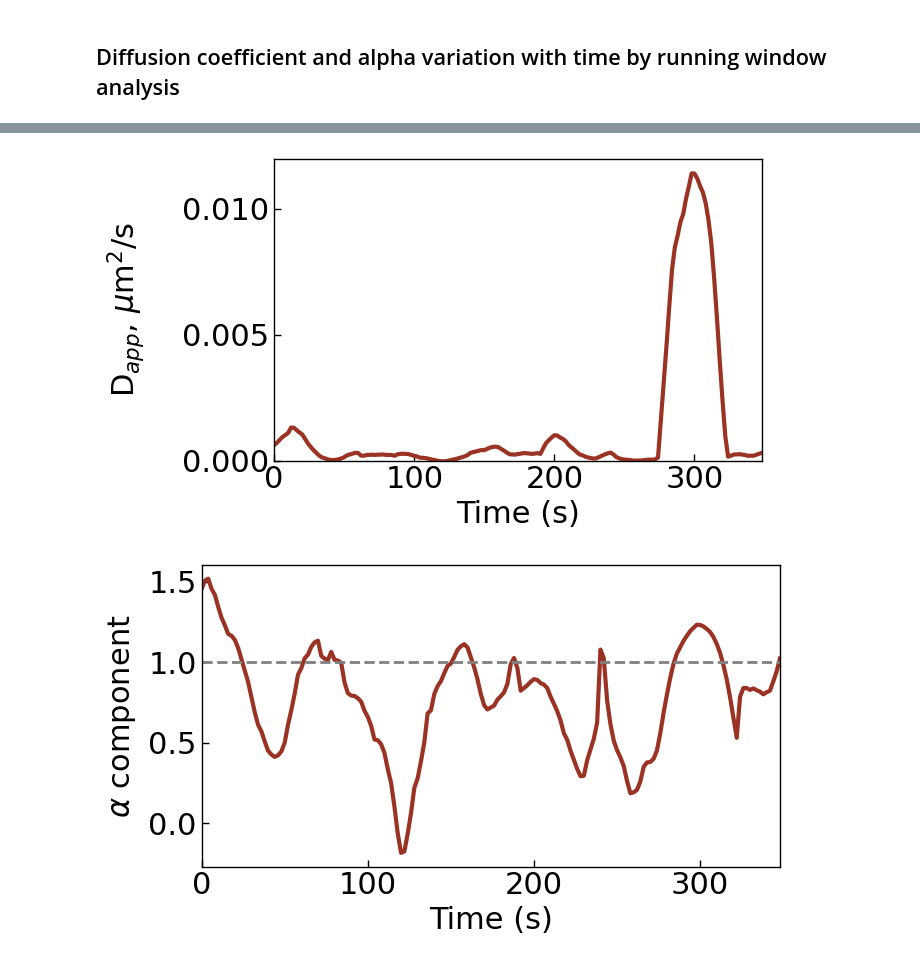
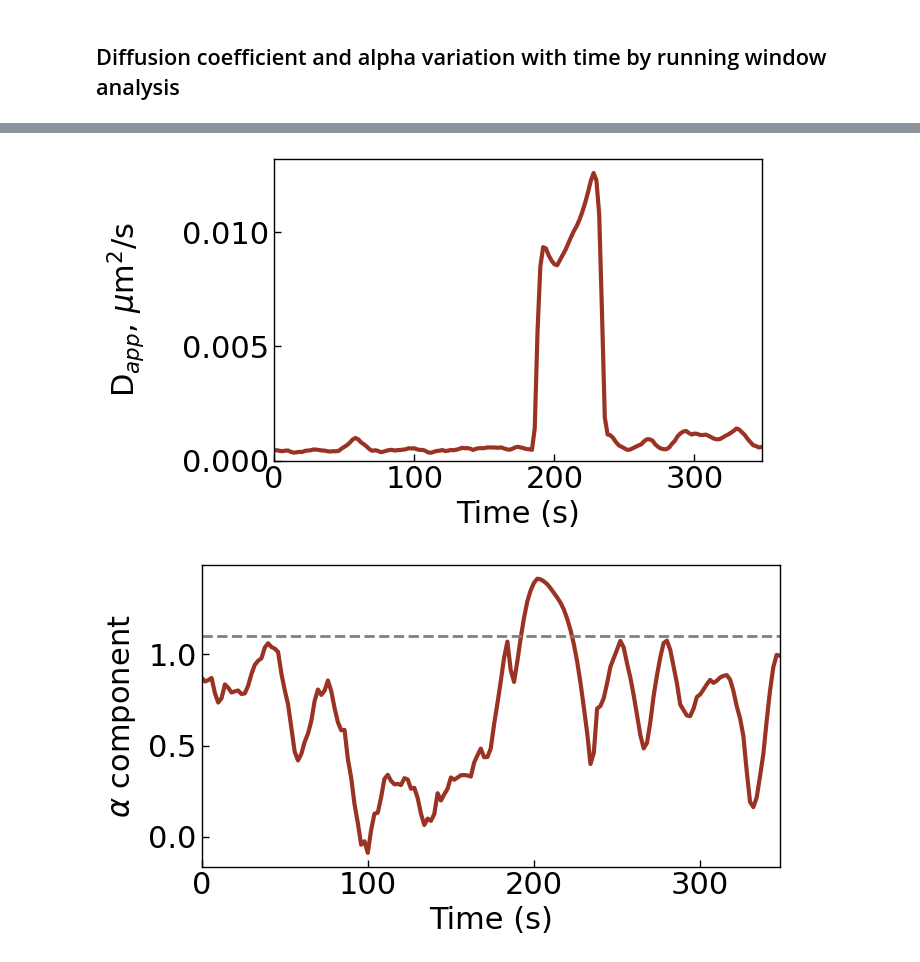
Before and after one commit to walterlab-um/Hyperosmotic_Confinement-Jump, a Jupyter notebook: plots/alpha_diffusion_coefficient_with_t.ipynb, the cells around one changed output, grey strips where cells are left out. Drawn from its saved outputs; the diff is of its cells as text; code cells hidden in the pictures.

```diff
--- a/plots/alpha_diffusion_coefficient_with_t.ipynb
+++ b/plots/alpha_diffusion_coefficient_with_t.ipynb
@@ -12,6 +11,6 @@ from hmmlearn import hmm
 # %%
 # Load the CSV file
-file_path = r'Z:\Bisal_Halder_turbo\PROCESSED_DATA\Impact_of_cytoskeleton_on_HOPS_condensates\no_drug\Analysed Data\2x\Trackmate analysis new 07052024\csv files\window_size_5\flagged tracks\20240118_UGD-2x-2s-replicate1-FOV-2_with_cellIDs_with_step_sizes-wstepflags.csv'
+file_path = r'Z:\Bisal_Halder_turbo\PROCESSED_DATA\Impact_of_cytoskeleton_on_HOPS_condensates\no_drug\Analysed Data\2x\Trackmate analysis new 07052024\flagged_tracks_w20\20240118_UGD-2x-2s-replicate1-FOV-2-wstepflags.csv'
 data = pd.read_csv(file_path)
 # %%
 # Ensure step_flag is boolean and filter for True values
@@ -19,3 +25,3 @@ data['step_flag'] = data['step_flag'].astype(str).str.upper() == 'TRUE'
 # %%
-track_id = 60
+track_id = 195
 # %%
@@ -155,6 +162,7 @@ lags = np.linspace(1, window_size, window_size).astype(int)
 lst_t_start = []
 lst_log10D = []
 lst_alpha = []
+lst_step_size = []
 # Set a minimal for how many datapoints needed to calculate the last MSD value (of the largest lag)
 minimal_datapoints = 5
 
@@ -166,24 +174,33 @@ for i in range(df_track.shape[0] - lags.shape[0] - minimal_datapoints):
     )
     if np.isnan(MSDs).any():
         print(i)
-    lags_phys = lags * s_per_frame
+    lags_phys = lags
     MSDs_phys = MSDs
-    slope_linear, intercept_linear, R_linear, P, std_err = stats.linregress(
-        lags_phys, MSDs_phys
-    )
-    D_phys_linear = slope_linear / (8 / 3)  # um^2/s
+    # slope_linear, intercept_linear, R_linear, P, std_err = stats.linregress(
+    #     lags_phys, MSDs_phys
+    # )
+    # D_phys_linear = slope_linear / (8 / 3)  # um^2/s
     slope_loglog, intercept_loglog, R_loglog, P, std_err = stats.linregress(
         np.log10(lags_phys),
         np.log10(MSDs_phys),
     )
-    log10D_loglog = intercept_loglog - np.log10(4)
+    D_loglog = (10**intercept_loglog) / (4)
     alpha = slope_loglog
 
     lst_t_start.append(df_track.iloc[i:i + lags.shape[0]]["t"].mean())
-    lst_log10D.append(D_phys_linear)
+    lst_log10D.append(D_loglog)
     lst_alpha.append(alpha)
+
+    # Calculate mean step sizes for each segment
+    segment = df_track.iloc[i:i+lags.shape[0]]
+    x_diffs = np.diff(segment['x'])
+    y_diffs = np.diff(segment['y'])
+    step_sizes = np.sqrt(x_diffs**2 + y_diffs**2)
+    mean_step_size = np.mean(step_sizes)
+    lst_step_size.append(mean_step_size)
 
 arr_t_start = np.array(lst_t_start, dtype=float)
 arr_t_start = arr_t_start - arr_t_start[0]
 arr_log10D = np.array(lst_log10D, dtype=float)
 arr_alpha = np.array(lst_alpha, dtype=float)
+arr_step_size = np.array(lst_step_size, dtype=float)
@@ -190,4 +224,5 @@ arr_alpha = np.array(lst_alpha, dtype=float)
 # %%
+# Plot diffusion coefficient (D_app)
 plt.figure(figsize=(7, 4))
 plt.plot(arr_t_start, arr_log10D, lw=3, c="#9a3324")
 plt.xlabel("Time (s)", fontsize=22)
@@ -200,19 +235,19 @@ plt.xlim(arr_t_start[0], arr_t_start[-1])
 plt.tight_layout()
 plt.show()
 # %% [output]
-[figure, old version]
+[figure, new version]
 # %%
 # Plot alpha component (normal)
 plt.figure(figsize=(7, 4))
 plt.plot(arr_t_start, arr_alpha, lw=3, c="#9a3324")
-plt.axhline(1, ls="--", c="gray", lw=2)
+plt.axhline(1.1, ls="--", c="gray", lw=2)
 plt.xlabel("Time (s)", fontsize=22)
 plt.ylabel(r"$\alpha$ component", fontsize=22)
 plt.gca().yaxis.set_label_coords(-0.11, 0.5)
 plt.gca().spines[:].set_linewidth(1)
 plt.gca().tick_params(axis="both", which="major", labelsize=22, direction="in", bottom=True, left=True, length=5, width=1)
 plt.xlim(arr_t_start[0], arr_t_start[-1])
 plt.tight_layout()
 plt.show()
 # %% [output]
-[figure, old version]
+[figure, new version]
```
Also changed, not shown: parts of 7 cells of this notebook.
